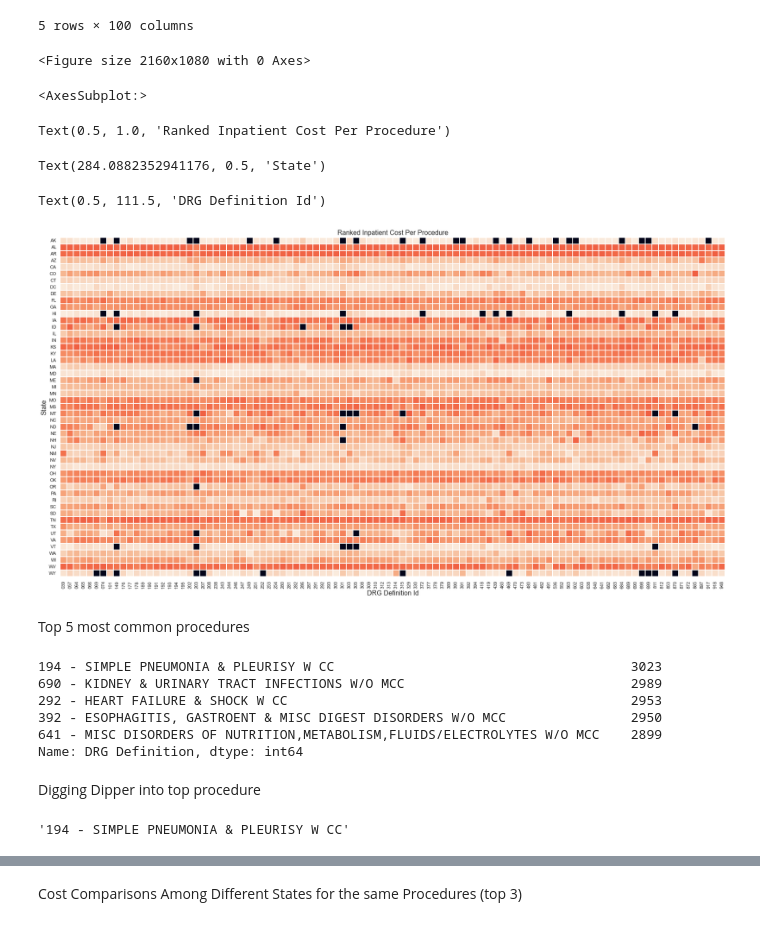
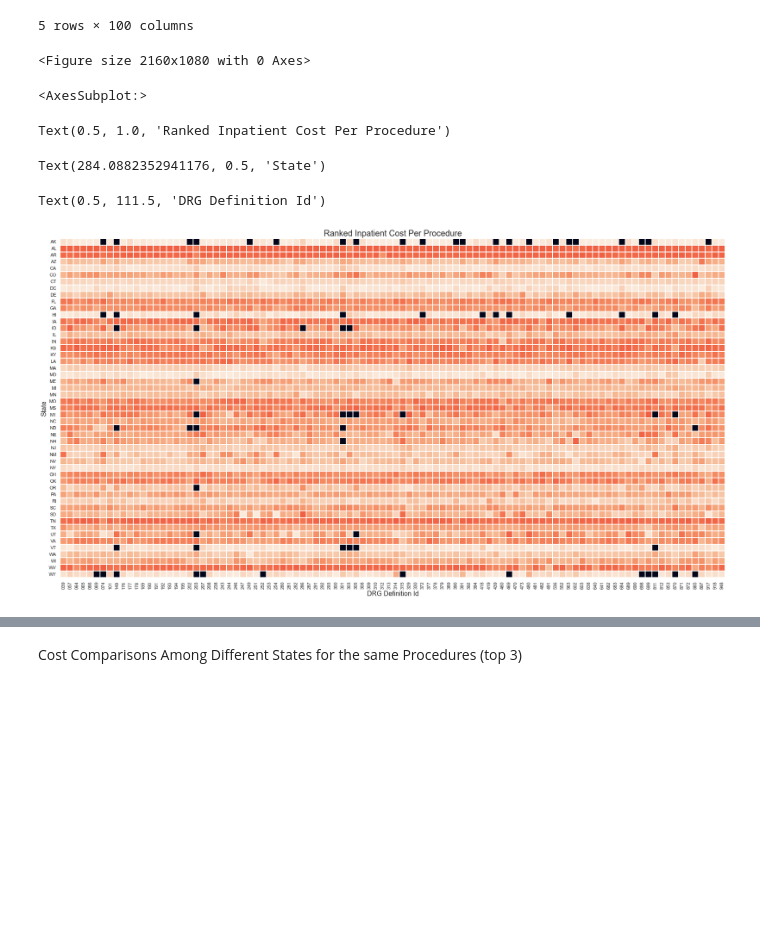
Before and after one commit to blueming-camelia/CIS6397_Project, a Jupyter notebook: inpatientData.ipynb, the cells around one changed output, grey strips where cells are left out. Cells and saved outputs as stored; diff of their text form; code cells hidden in the pictures; blank space fills up the shorter version.

```diff
--- a/inpatientData.ipynb
+++ b/inpatientData.ipynb
@@ -257,36 +255,14 @@ _df.head()
 # %%
 plt.figure(figsize=(30,15))
 sns.heatmap(_df, square=True, vmin=-100, cbar=False, linewidths=0.1)
-plt.title('Ranked Inpatient Cost Per Procedure', fontsize=16)
+plt.title('Ranked Inpatient Cost Per Procedure', fontsize=20)
 plt.ylabel('State', fontsize=16)
 plt.xlabel('DRG Definition Id', fontsize=16)
 plt.show()
 # %% [output]
 <Figure size 2160x1080 with 0 Axes>
 <AxesSubplot:>
 Text(0.5, 1.0, 'Ranked Inpatient Cost Per Procedure')
 Text(284.0882352941176, 0.5, 'State')
 Text(0.5, 111.5, 'DRG Definition Id')
-[figure, old version]
+[figure, new version]
-# %% [markdown]
-Top 5 most common procedures
-# %%
-top_5_count  = inpatient_df['DRG Definition'].value_counts()
-top_5_count = top_5_count[:5,]
-print(top_5_count)
-# %% [output]
-194 - SIMPLE PNEUMONIA & PLEURISY W CC                                      3023
-690 - KIDNEY & URINARY TRACT INFECTIONS W/O MCC                             2989
-292 - HEART FAILURE & SHOCK W CC                                            2953
-392 - ESOPHAGITIS, GASTROENT & MISC DIGEST DISORDERS W/O MCC                2950
-641 - MISC DISORDERS OF NUTRITION,METABOLISM,FLUIDS/ELECTROLYTES W/O MCC    2899
-Name: DRG Definition, dtype: int64
-# %% [markdown]
-Digging Dipper into top procedure
-# %%
-#select top DRG from above list
-selected_top_drg =  drg_by_id['194']
-select_provider_id = None
-selected_top_drg
-# %% [output]
-'194 - SIMPLE PNEUMONIA & PLEURISY W CC'
```
Also changed, not shown: parts of 14 cells of this notebook.
